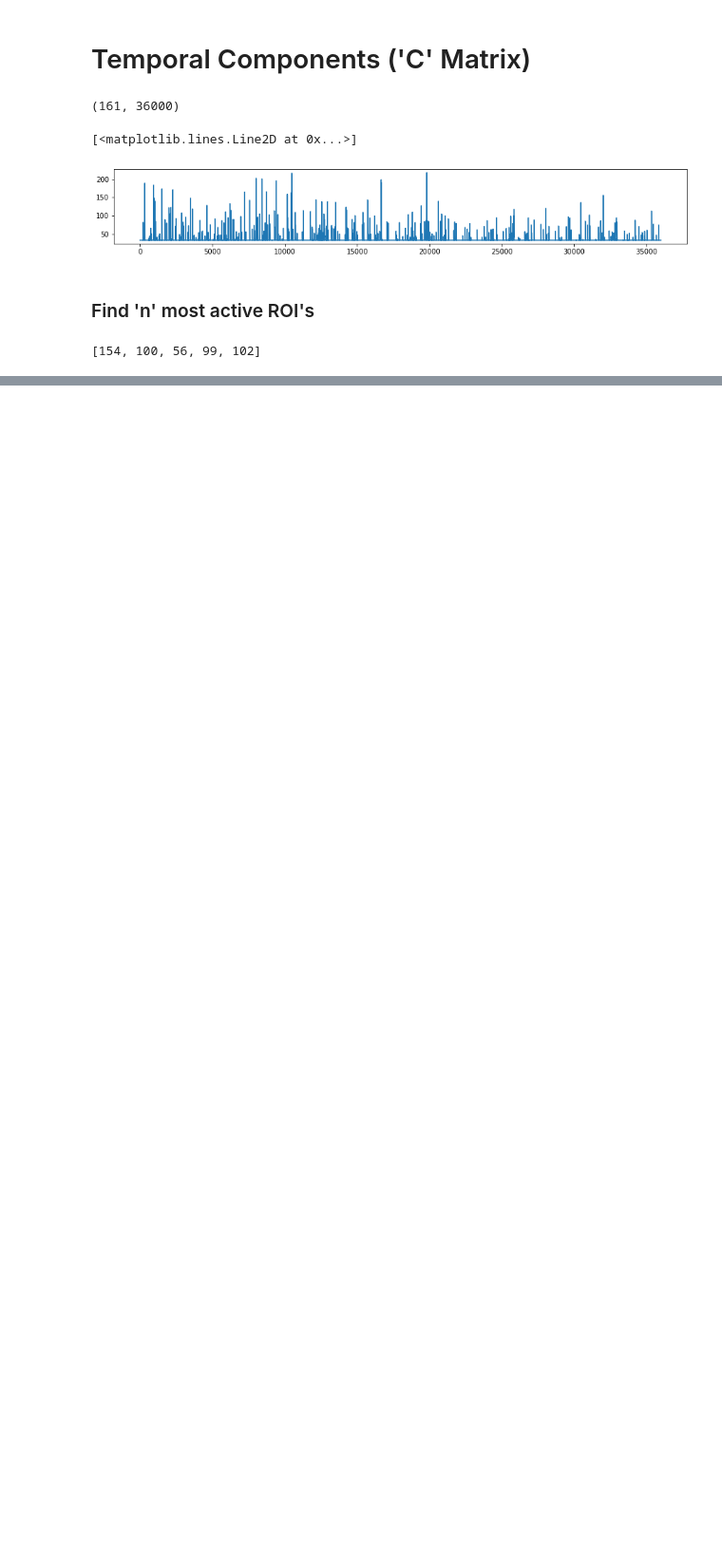
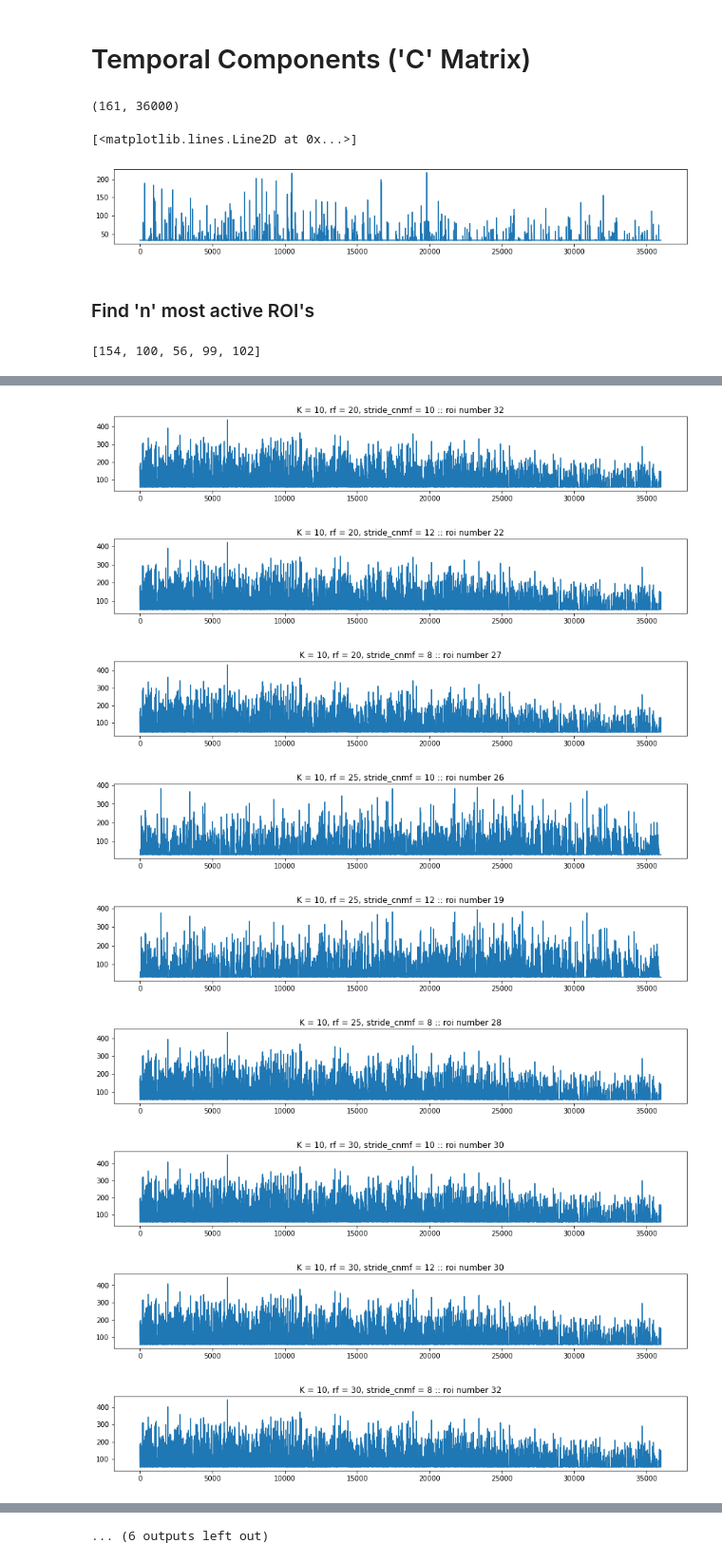
Before and after one commit to madelinescientist/madeline_analysis, a Jupyter notebook: hdf5_analysis.ipynb, the cells around one changed output, grey strips where cells are left out. Shown at 95% size. Drawn from its saved outputs; the diff is of its cells as text; code cells hidden in the pictures; blank space fills up the shorter version.

```diff
--- a/hdf5_analysis.ipynb
+++ b/hdf5_analysis.ipynb
@@ -102,0 +142,20 @@ np.argpartition(np.std(C, axis=1), -n)[-n:].tolist()
+# %%
+for file in files:
+    # get C file
+    C = get_C(os.path.join(input_folder, file))
+    # get most active ROI
+    roi = np.argpartition(np.std(C, axis=1), -1)[-1:].tolist()
+    # plot
+    plt.figure(figsize=(15, 2))
+    plt.title(param_string(p.match(file).groups()[2:]) + ' :: roi number ' + str(roi[0]))
+    plt.plot(C[roi[0]])
+# %% [output]
+[figure, added]
+[figure, added]
+[figure, added]
+[figure, added]
+[figure, added]
+[figure, added]
+[figure, added]
+[figure, added]
+[figure, added]
@@ -102,0 +165 @@ np.argpartition(np.std(C, axis=1), -n)[-n:].tolist()
+... (6 outputs left out)
```
Also changed, not shown: parts of 8 cells of this notebook.
